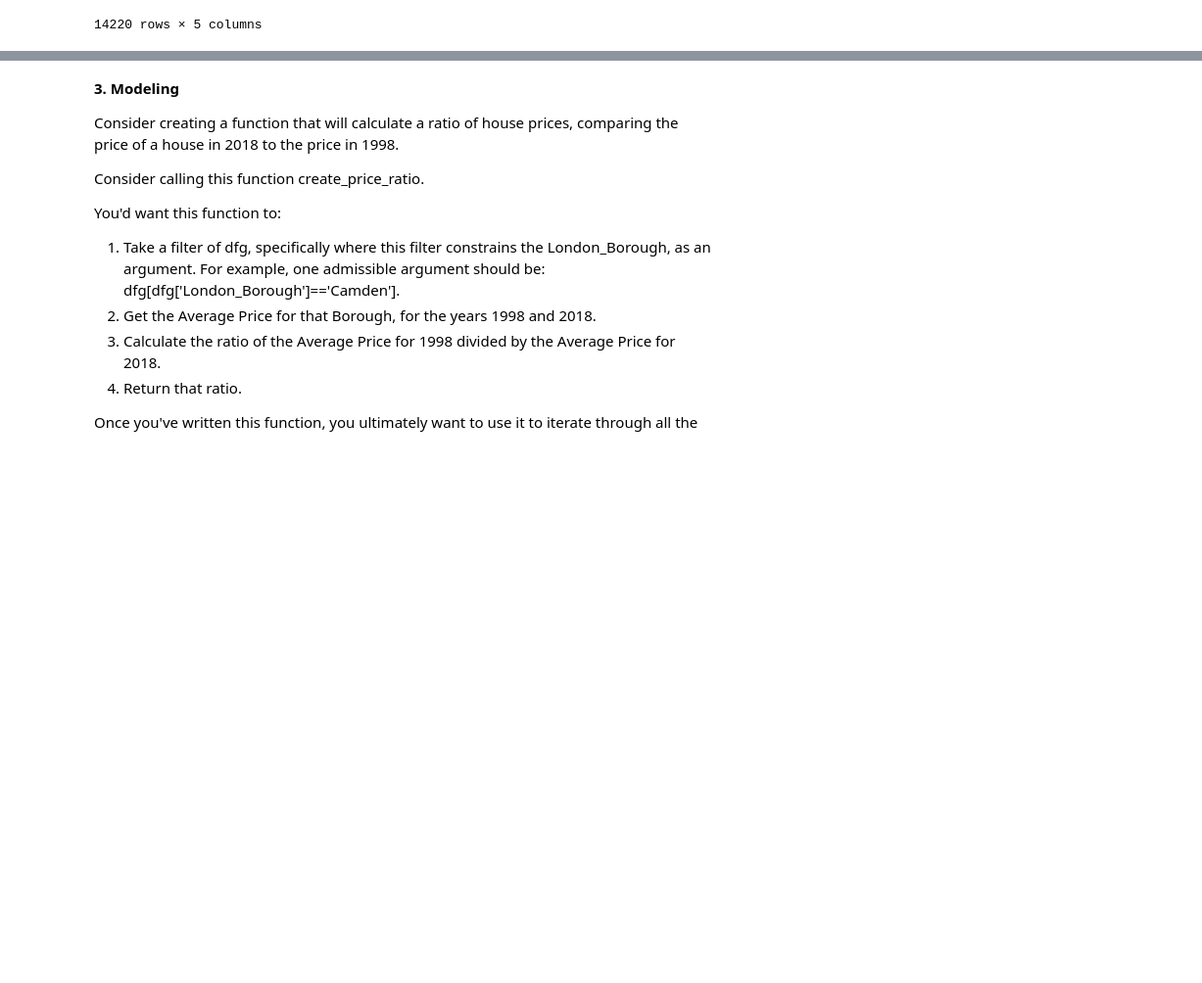
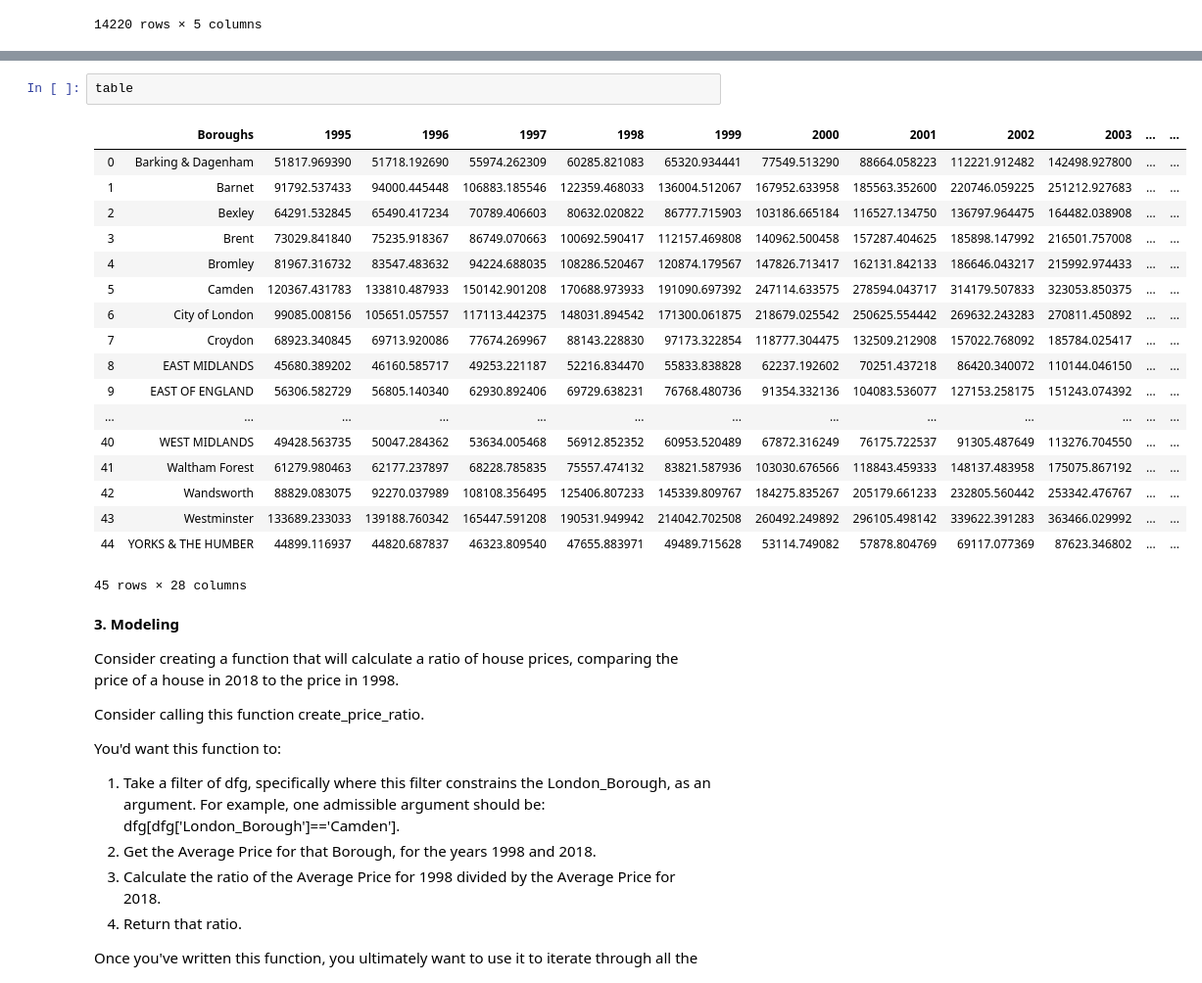
Before and after one commit to Alan-Phan/Springboard, a Jupyter notebook: Unit 4 Challenge - Tier 3.ipynb, the cells around one changed output, grey strips where cells are left out. Shown: that part at 98% size. Drawn from its saved outputs; the diff is of its cells as text; blank space fills up the shorter version.

```diff
--- a/Unit 4 Challenge - Tier 3.ipynb
+++ b/Unit 4 Challenge - Tier 3.ipynb
@@ -287,3 +271,24 @@ Name: 2020, dtype: float64
+# %%
+table
+# %% [output]
+|  | Boroughs | 1995 | 1996 | 1997 | 1998 | 1999 | 2000 | 2001 | 2002 | 2003 | ... | ... |
+| 0 | Barking & Dagenham | 51817.969390 | 51718.192690 | 55974.262309 | 60285.821083 | 65320.934441 | 77549.513290 | 88664.058223 | 112221.912482 | 142498.927800 | ... | ... |
+| 1 | Barnet | 91792.537433 | 94000.445448 | 106883.185546 | 122359.468033 | 136004.512067 | 167952.633958 | 185563.352600 | 220746.059225 | 251212.927683 | ... | ... |
+| 2 | Bexley | 64291.532845 | 65490.417234 | 70789.406603 | 80632.020822 | 86777.715903 | 103186.665184 | 116527.134750 | 136797.964475 | 164482.038908 | ... | ... |
+| 3 | Brent | 73029.841840 | 75235.918367 | 86749.070663 | 100692.590417 | 112157.469808 | 140962.500458 | 157287.404625 | 185898.147992 | 216501.757008 | ... | ... |
+| 4 | Bromley | 81967.316732 | 83547.483632 | 94224.688035 | 108286.520467 | 120874.179567 | 147826.713417 | 162131.842133 | 186646.043217 | 215992.974433 | ... | ... |
+| 5 | Camden | 120367.431783 | 133810.487933 | 150142.901208 | 170688.973933 | 191090.697392 | 247114.633575 | 278594.043717 | 314179.507833 | 323053.850375 | ... | ... |
+| 6 | City of London | 99085.008156 | 105651.057557 | 117113.442375 | 148031.894542 | 171300.061875 | 218679.025542 | 250625.554442 | 269632.243283 | 270811.450892 | ... | ... |
+| 7 | Croydon | 68923.340845 | 69713.920086 | 77674.269967 | 88143.228830 | 97173.322854 | 118777.304475 | 132509.212908 | 157022.768092 | 185784.025417 | ... | ... |
+| 8 | EAST MIDLANDS | 45680.389202 | 46160.585717 | 49253.221187 | 52216.834470 | 55833.838828 | 62237.192602 | 70251.437218 | 86420.340072 | 110144.046150 | ... | ... |
+| 9 | EAST OF ENGLAND | 56306.582729 | 56805.140340 | 62930.892406 | 69729.638231 | 76768.480736 | 91354.332136 | 104083.536077 | 127153.258175 | 151243.074392 | ... | ... |
+| ... | ... | ... | ... | ... | ... | ... | ... | ... | ... | ... | ... | ... |
+| 40 | WEST MIDLANDS | 49428.563735 | 50047.284362 | 53634.005468 | 56912.852352 | 60953.520489 | 67872.316249 | 76175.722537 | 91305.487649 | 113276.704550 | ... | ... |
+| 41 | Waltham Forest | 61279.980463 | 62177.237897 | 68228.785835 | 75557.474132 | 83821.587936 | 103030.676566 | 118843.459333 | 148137.483958 | 175075.867192 | ... | ... |
+| 42 | Wandsworth | 88829.083075 | 92270.037989 | 108108.356495 | 125406.807233 | 145339.809767 | 184275.835267 | 205179.661233 | 232805.560442 | 253342.476767 | ... | ... |
+| 43 | Westminster | 133689.233033 | 139188.760342 | 165447.591208 | 190531.949942 | 214042.702508 | 260492.249892 | 296105.498142 | 339622.391283 | 363466.029992 | ... | ... |
+| 44 | YORKS & THE HUMBER | 44899.116937 | 44820.687837 | 46323.809540 | 47655.883971 | 49489.715628 | 53114.749082 | 57878.804769 | 69117.077369 | 87623.346802 | ... | ... |
+45 rows × 28 columns
 # %% [markdown]
 **3. Modeling**
 
```
Also changed, not shown: parts of 5 cells of this notebook.
